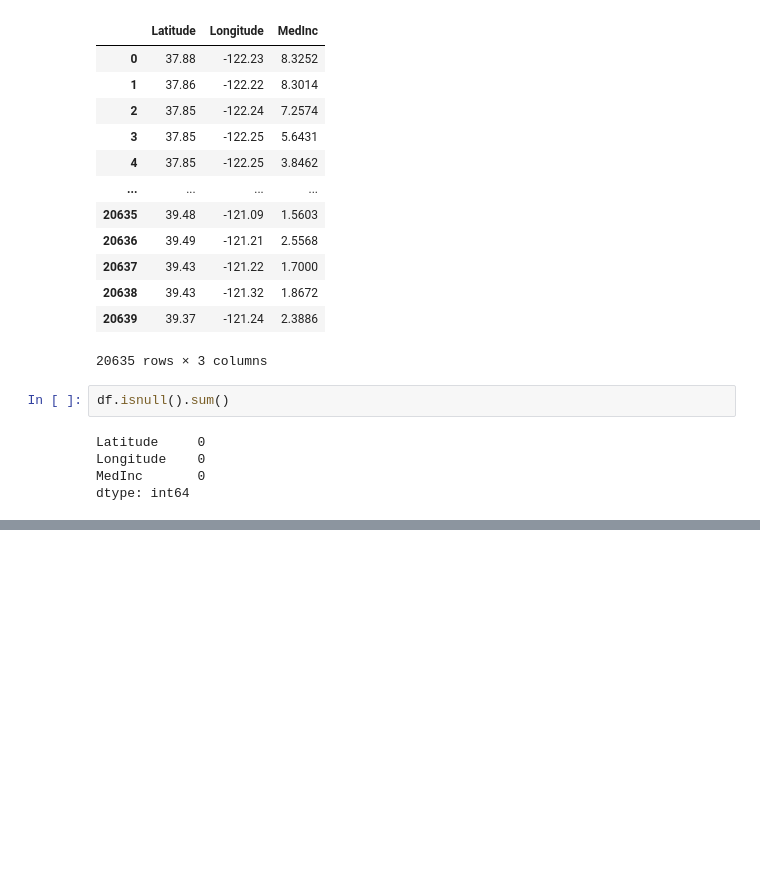
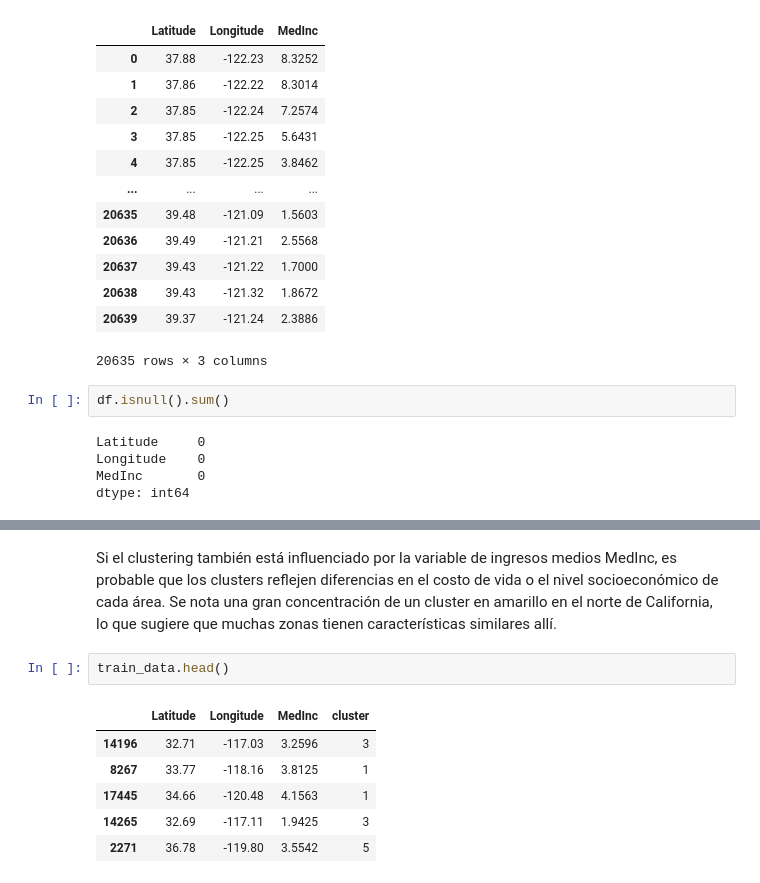
Before and after one commit to Bieloliver12/K-Medias, a Jupyter notebook: src/explore.ipynb, the cells around one changed output, grey strips where cells are left out. Saved outputs shown, nothing was run; the diff lists cells and outputs as text; blank space fills up the shorter version.

```diff
--- a/src/explore.ipynb
+++ b/src/explore.ipynb
@@ -136 +106,13 @@ findfont: Generic family 'sans-serif' not found because none of the following fa
+# %% [markdown]
+Si el clustering también está influenciado por la variable de ingresos medios MedInc, es probable que los clusters reflejen diferencias en el costo de vida o el nivel socioeconómico de cada área.
+Se nota una gran concentración de un cluster en amarillo en el norte de California, lo que sugiere que muchas zonas tienen características similares allí.
+# %%
+train_data.head()
+# %% [output]
+|  | Latitude | Longitude | MedInc | cluster |
+| 14196 | 32.71 | -117.03 | 3.2596 | 3 |
+| 8267 | 33.77 | -118.16 | 3.8125 | 1 |
+| 17445 | 34.66 | -120.48 | 4.1563 | 1 |
+| 14265 | 32.69 | -117.11 | 1.9425 | 3 |
+| 2271 | 36.78 | -119.80 | 3.5542 | 5 |
 # %%
```
Also changed, not shown: parts of 9 cells of this notebook.
